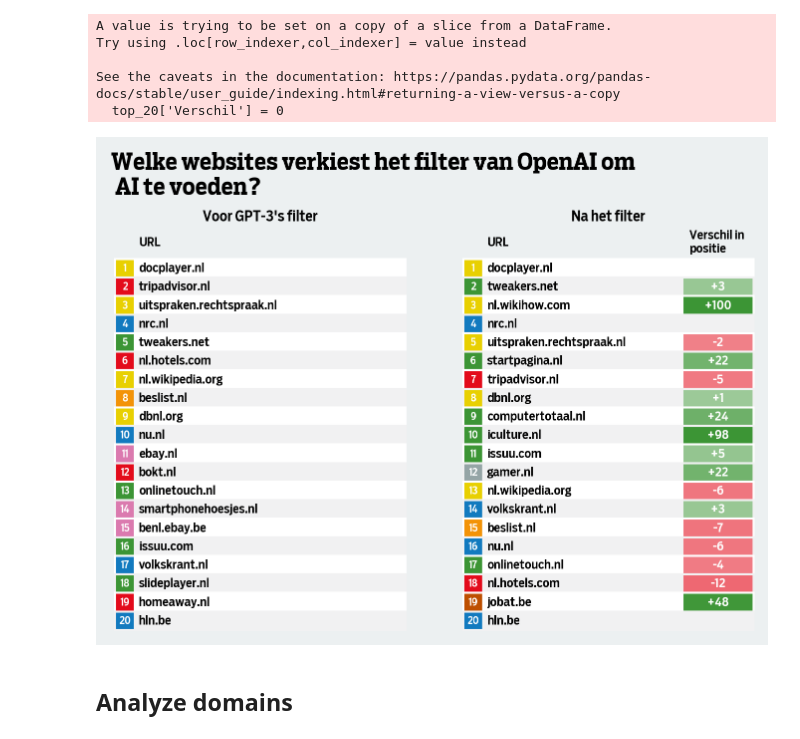
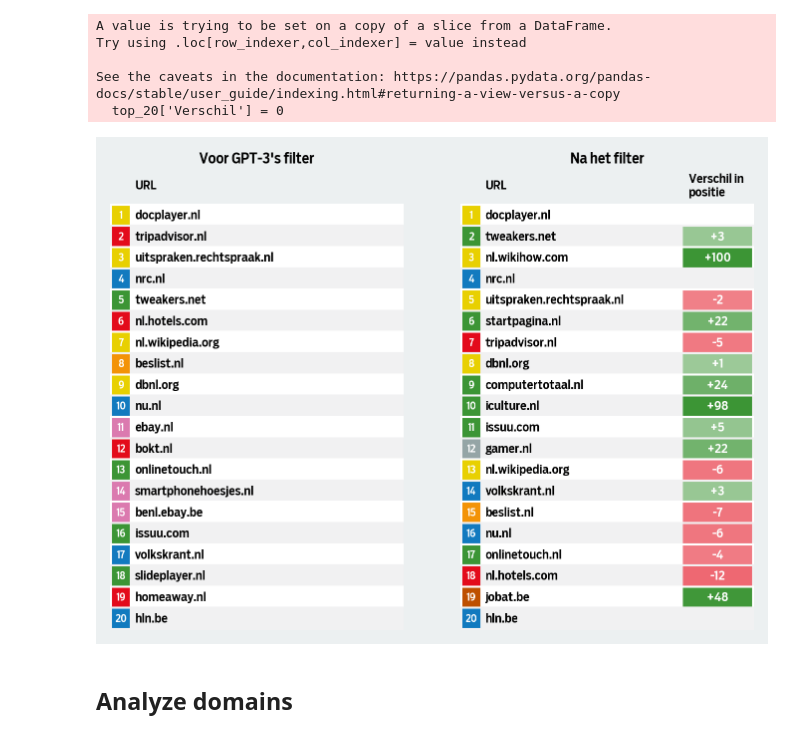
Before and after one commit to groene/chatbots, a Jupyter notebook: notebooks/analysis_and_visualisation.ipynb, the cells around one changed output. Saved outputs shown, nothing was run; the diff lists cells and outputs as text; code cells hidden in the pictures.

```diff
--- a/notebooks/analysis_and_visualisation.ipynb
+++ b/notebooks/analysis_and_visualisation.ipynb
@@ -9,18 +9,20 @@ import numpy as np
 import pandas as pd
 
 from tqdm.auto import tqdm
+
 import seaborn as sns
 import matplotlib.pyplot as plt
 import matplotlib.ticker as mtick
 import matplotlib.patheffects as patheffects
 
 tqdm.pandas()
-plt.style.use('../groene.mpl')
+plt.style.use('../../groene.mpl')
 
 %matplotlib inline
 %config InlineBackend.figure_format='retina'
 
-DATA_PATH = '../mc4_dutch/data/' # change this to data
+#DATA_PATH = '../../mc4_dutch/data/' # change this to data
+DATA_PATH = 'data'
 # %%
 from matplotlib.image import imread
 from tempfile import NamedTemporaryFile
@@ -467,38 +382,35 @@ def render_mpl_table(data, colors, max_val=0, col_width=3.0, row_height=0.625, f
                 cell.set_text_props(ha='center', c='white')
                 color = (50 + (int(text) * - 1)) / 100
                 cell.set_facecolor(cmap_red(color))
                 cell._text.set_text(text)
             elif int(text) > 0:
                 cell.set_text_props(ha='center', c='white')
                 color = (50 + (int(text))) / 100
                 cell.set_facecolor(cmap_green(color))
                 cell._text.set_text('+' + text)
     return ax
 
 cmap_red = mpl.colors.LinearSegmentedColormap.from_list('test', colors=['white','#e30b1b'])
 cmap_green = mpl.colors.LinearSegmentedColormap.from_list('test', colors=['white','#3c9535'])
 
 fig, axes = plt.subplots(figsize=(5.299, 3.9), dpi=150, ncols=2)
 
 render_mpl_table(top_20[['', 'URL', 'Verschil']],
                  colors=table_colors, font_size=6, ax=axes[0], max_val=3.6, col_labels=['', 'URL', ''])
 
 render_mpl_table(top_20_quality[['', 'URL', 'Verschil']],
                  colors=quality_col_labels, font_size=6, ax=axes[1], max_val=3.6, col_labels=['', 'URL', 'Verschil in\npositie'])
 
 
 axes[0].set_title('Voor GPT-3\'s filter', fontsize=7, weight='normal', y=0.98)
 axes[1].set_title('Na het filter', fontsize=7, weight='normal', y=0.98)
 
-plt.suptitle('Welke websites verkiest het filter van OpenAI om\n AI te voeden?', fontsize=11,
-             weight='extra bold', x=0.12, y=1.02,ha='left')
-ax.text(0, 1.03, 'De twintig websites met het grootste\naandeel in Google\'s MC4-corpus', fontsize=8)
 
 set_size(fig, (4.5, 3.4), dpi=300)
 
-fig.savefig('figures/4.pdf', dpi=300, bbox_inches='tight')
+fig.savefig('figures/5.pdf', dpi=300, bbox_inches='tight')
 # %% [output]
-[figure, old version]
+[figure, new version]
 # %% [markdown]
 ## Analyze domains
 # %%
```
Also changed, not shown: parts of 5 cells of this notebook, 10 other files.
